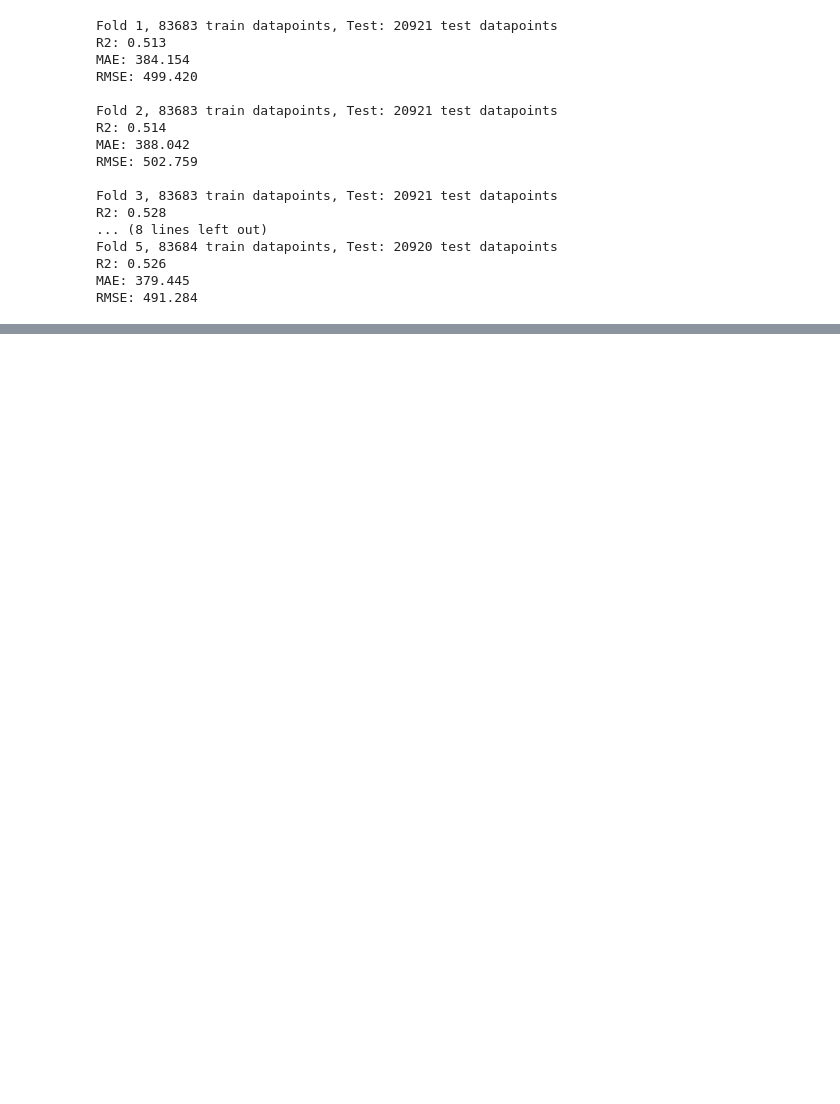
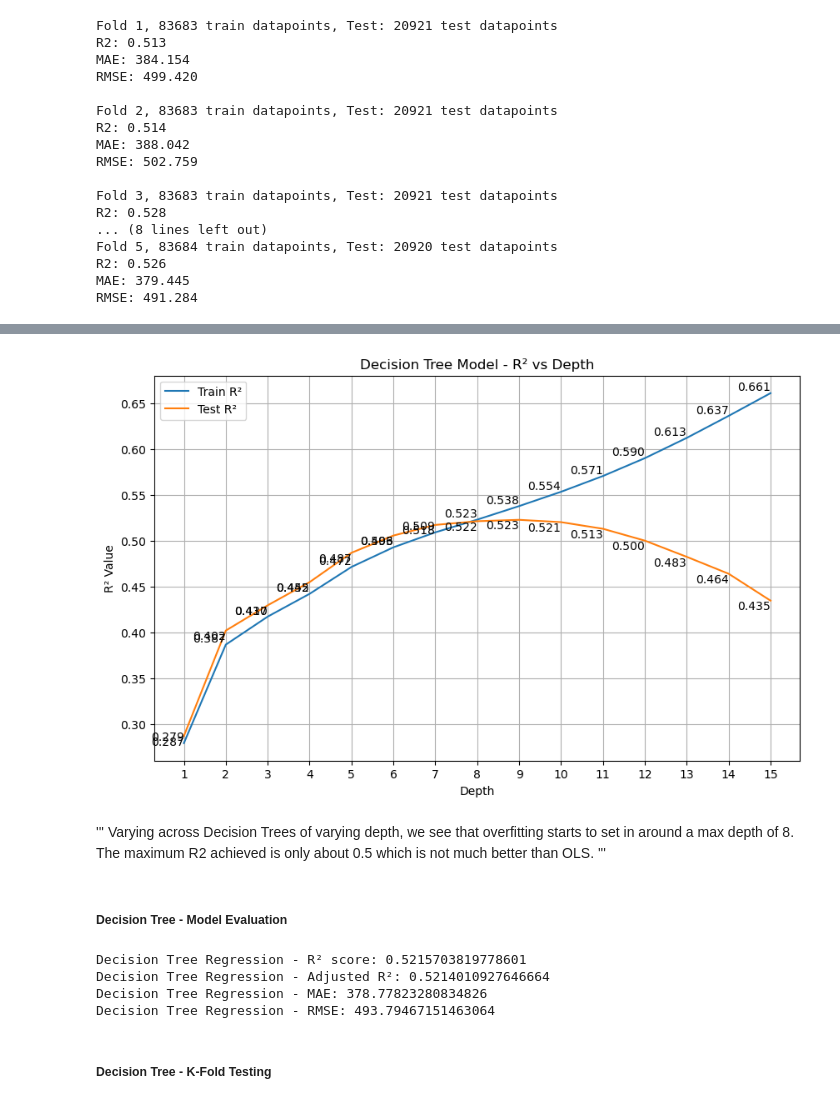
Before and after one commit to bryanlzl/hdb_resale_prediction, a Jupyter notebook: rentals_prediction.ipynb, the cells around one changed output, grey strips where cells are left out. Saved outputs shown, nothing was run; the diff lists cells and outputs as text; code cells hidden in the pictures; blank space fills up the shorter version.

Commit message:
update: rentals prediction code
tidied and updated with baseline models at the end

```diff
--- a/rentals_prediction.ipynb
+++ b/rentals_prediction.ipynb
@@ -410,3 +300,0 @@ y2 = preprocessed_df['monthly_rent']
-# %%
-# Split data into training and testing sets
-X_train, X_test, y_train, y_test = train_test_split(X2, y2, test_size=0.2, random_state=rng)
@@ -503,7 +452,7 @@ param_grid = {'alpha': [0.001, 0.01, 0.1, 1, 10, 100]}
 grid_search = GridSearchCV(estimator=model, param_grid=param_grid, cv=5, scoring='neg_mean_squared_error')
 
 # Fit the grid search to the data
-grid_search.fit(X2, y2)
+grid_search.fit(X, y)
 
 # Best hyperparameter
 print(grid_search.best_params_)
@@ -695,0 +619,22 @@ Decision Tree Regression - RMSE: 493.79467151463064
+# %%
+# Lists to store the results
+dt_depths = []
+train_r2_scores = []
+test_r2_scores = []
+
+for i in range(1,16):
+    dtr = DecisionTreeRegressor( max_depth=i, random_state=rng )
+    dtr.fit( X_train, y_train )
+    y_train_pred = dtr.predict( X_train )
+    y_test_pred = dtr.predict( X_test )
+
+    dt_depths.append(i)
+    train_r2_scores.append(r2_score(y_train, y_train_pred))
+    test_r2_scores.append(r2_score(y_test, y_test_pred))
+
+    print('Depth', i)
+    print('Train MSE', int(mean_squared_error( y_train, y_train_pred )))
+    print(f'Train R2 {r2_score( y_train, y_train_pred ):.3f}')
+    print('Test MSE', int(mean_squared_error( y_test, y_test_pred )))
+    print(f'Test R2 {r2_score( y_test, y_test_pred ):.3f}')
+    print()
@@ -695,0 +659,26 @@ Decision Tree Regression - RMSE: 493.79467151463064
+# %%
+# Plotting
+plt.figure(figsize=(10, 6))
+sns.lineplot(x=dt_depths, y=train_r2_scores, label='Train R²')
+sns.lineplot(x=dt_depths, y=test_r2_scores, label='Test R²')
+
+# Annotating data points
+for i in range(len(dt_depths)):
+    plt.text(dt_depths[i], train_r2_scores[i], f'{train_r2_scores[i]:.3f}', ha='right', va='bottom')
+    plt.text(dt_depths[i], test_r2_scores[i], f'{test_r2_scores[i]:.3f}', ha='right', va='top')
+
+plt.title('Decision Tree Model - R² vs Depth')
+plt.xlabel('Depth')
+plt.ylabel('R² Value')
+plt.xticks(dt_depths)
+plt.legend()
+plt.grid(True)
+plt.show()
+# %% [output]
+[figure, added]
+# %% [markdown]
+'''
+Varying across Decision Trees of varying depth, we see that overfitting starts to set in around a max depth of 8. The maximum R2 achieved is only about 0.5 which is not much better than OLS.
+'''
+# %% [markdown]
+##### Decision Tree - Model Evaluation
@@ -695,0 +690,21 @@ Decision Tree Regression - RMSE: 493.79467151463064
+# %%
+from sklearn.metrics import mean_squared_error, mean_absolute_error, r2_score
+
+# Evaluate
+r2_dt = r2_score(y_test, y_pred_dt)
+mae_dt = mean_absolute_error(y_test, y_pred_dt)
+rmse_dt = np.sqrt(mean_squared_error(y_test, y_pred_dt))
+n, p = X.shape
+adjusted_r_squared = 1 - (1 - r2_dt) * (n - 1) / (n - p - 1)
+
+print("Decision Tree Regression - R² score:", r2_dt)
+print(f"Decision Tree Regression - Adjusted R²: {adjusted_r_squared}")
+print("Decision Tree Regression - MAE:", mae_dt)
+print("Decision Tree Regression - RMSE:", rmse_dt)
+# %% [output]
+Decision Tree Regression - R² score: 0.5215703819778601
+Decision Tree Regression - Adjusted R²: 0.5214010927646664
+Decision Tree Regression - MAE: 378.77823280834826
+Decision Tree Regression - RMSE: 493.79467151463064
+# %% [markdown]
+##### Decision Tree - K-Fold Testing
```
Also changed, not shown: parts of 73 cells of this notebook.
